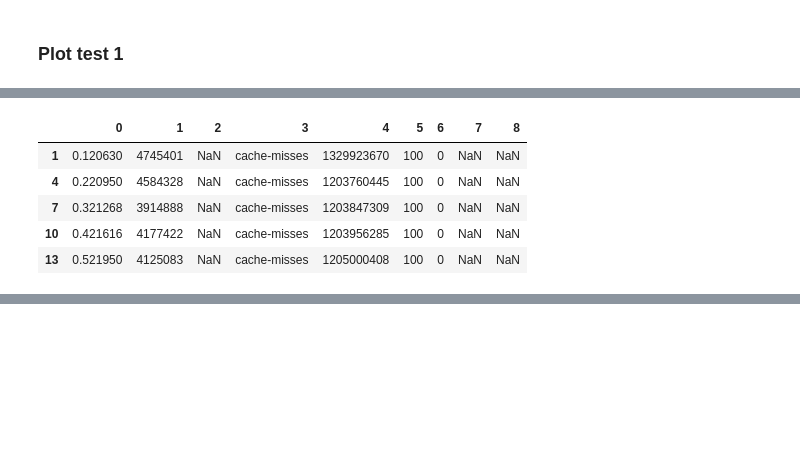
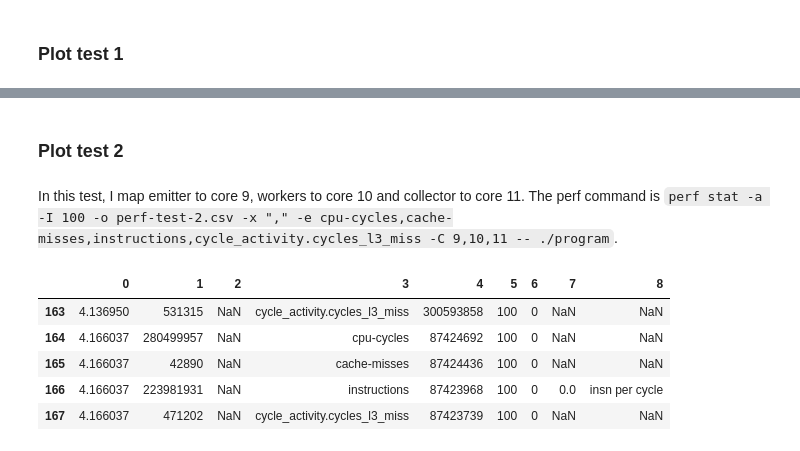
Before and after one commit to GMAP/visperf, a Jupyter notebook: src/applications/simple-test/analysis/plot-data.ipynb, the cells around one changed output, grey strips where cells are left out. Cells and saved outputs as stored; diff of their text form; code cells hidden in the pictures; blank space fills up the shorter version.

Commit message:
Plot two execution profiles

```diff
--- a/src/applications/simple-test/analysis/plot-data.ipynb
+++ b/src/applications/simple-test/analysis/plot-data.ipynb
@@ -52,10 +26 @@ data_df.tail(20)
-# %%
-data_df.loc[data_df[3] == "cache-misses"].head()
-# %% [output]
-|  | 0 | 1 | 2 | 3 | 4 | 5 | 6 | 7 | 8 |
-| 1 | 0.120630 | 4745401 | NaN | cache-misses | 1329923670 | 100 | 0 | NaN | NaN |
-| 4 | 0.220950 | 4584328 | NaN | cache-misses | 1203760445 | 100 | 0 | NaN | NaN |
-| 7 | 0.321268 | 3914888 | NaN | cache-misses | 1203847309 | 100 | 0 | NaN | NaN |
-| 10 | 0.421616 | 4177422 | NaN | cache-misses | 1203956285 | 100 | 0 | NaN | NaN |
-| 13 | 0.521950 | 4125083 | NaN | cache-misses | 1205000408 | 100 | 0 | NaN | NaN |
 # %%
@@ -73,3 +42,18 @@ fig.update_layout(showlegend=False)
 fig.show()
 # %% [output]
 [interactive output not drawn]
+# %% [markdown]
+### Plot test 2
+# %% [markdown]
+In this test, I map emitter to core 9, workers to core 10 and collector to core 11. The perf command is `perf stat -a -I 100 -o perf-test-2.csv -x "," -e cpu-cycles,cache-misses,instructions,cycle_activity.cycles_l3_miss -C 9,10,11 -- ./program`.
+# %%
+events = ["cycle_activity.cycles_l3_miss", "cpu-cycles", "cache-misses", "instructions"]
+data_t2_df = pd.read_csv("../data/perf-test-2.csv", skiprows=1, header=None)
+data_t2_df.tail(5)
+# %% [output]
+|  | 0 | 1 | 2 | 3 | 4 | 5 | 6 | 7 | 8 |
+| 163 | 4.136950 | 531315 | NaN | cycle_activity.cycles_l3_miss | 300593858 | 100 | 0 | NaN | NaN |
+| 164 | 4.166037 | 280499957 | NaN | cpu-cycles | 87424692 | 100 | 0 | NaN | NaN |
+| 165 | 4.166037 | 42890 | NaN | cache-misses | 87424436 | 100 | 0 | NaN | NaN |
+| 166 | 4.166037 | 223981931 | NaN | instructions | 87423968 | 100 | 0 | 0.0 | insn per cycle |
+| 167 | 4.166037 | 471202 | NaN | cycle_activity.cycles_l3_miss | 87423739 | 100 | 0 | NaN | NaN |
```
Also changed, not shown: parts of 6 cells of this notebook, 4 other files.
